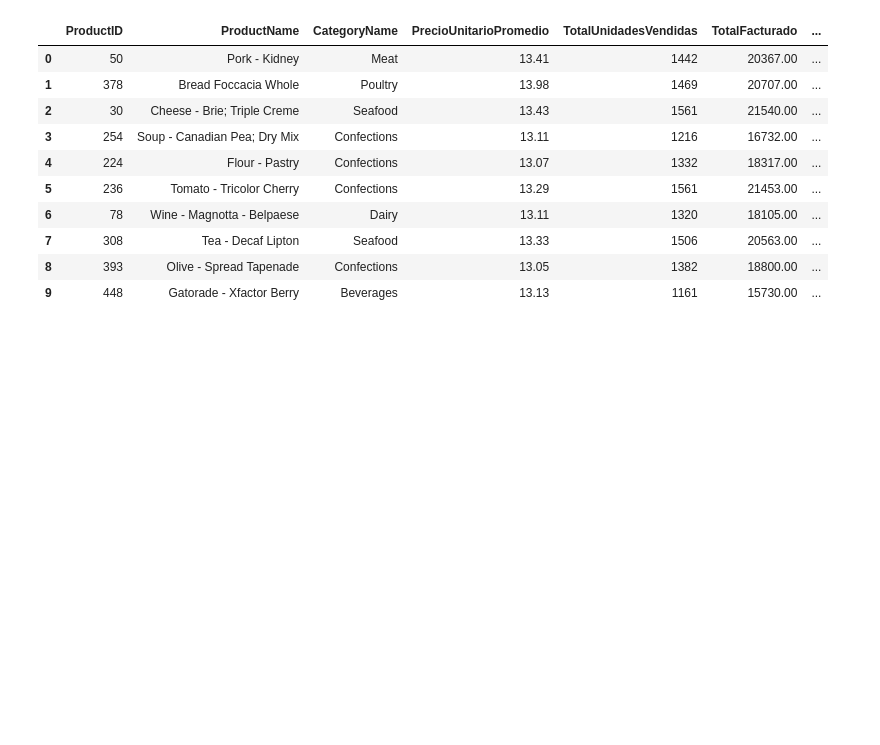
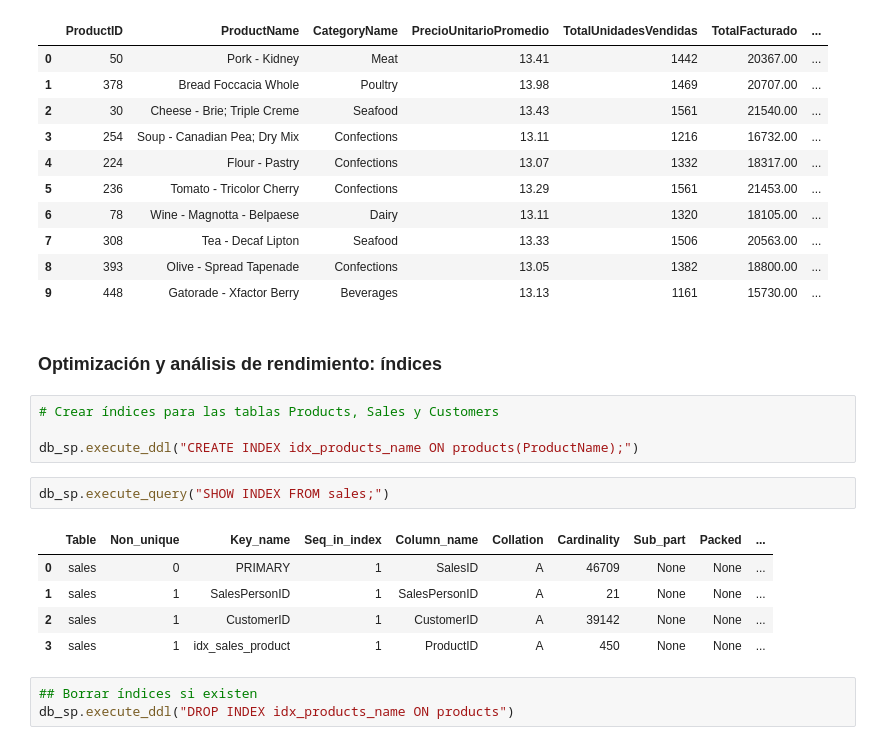
Before and after one commit to veronicajujuy/proyecto-final, a Jupyter notebook: main.ipynb, the cells around one changed output. Cells and saved outputs as stored; diff of their text form; blank space fills up the shorter version.

```diff
--- a/main.ipynb
+++ b/main.ipynb
@@ -551,3 +551,20 @@ df_resultado
 | 7 | 308 | Tea - Decaf Lipton | Seafood | 13.33 | 1506 | 20563.00 | ... |
 | 8 | 393 | Olive - Spread Tapenade | Confections | 13.05 | 1382 | 18800.00 | ... |
 | 9 | 448 | Gatorade - Xfactor Berry | Beverages | 13.13 | 1161 | 15730.00 | ... |
+# %% [markdown]
+### Optimización y análisis de rendimiento: índices
+# %%
+# Crear índices para las tablas Products, Sales y Customers
+
+db_sp.execute_ddl("CREATE INDEX idx_products_name ON products(ProductName);")
+# %%
+db_sp.execute_query("SHOW INDEX FROM sales;")
+# %% [output]
+|  | Table | Non_unique | Key_name | Seq_in_index | Column_name | Collation | Cardinality | Sub_part | Packed | ... |
+| 0 | sales | 0 | PRIMARY | 1 | SalesID | A | 46709 | None | None | ... |
+| 1 | sales | 1 | SalesPersonID | 1 | SalesPersonID | A | 21 | None | None | ... |
+| 2 | sales | 1 | CustomerID | 1 | CustomerID | A | 39142 | None | None | ... |
+| 3 | sales | 1 | idx_sales_product | 1 | ProductID | A | 450 | None | None | ... |
+# %%
+## Borrar índices si existen
+db_sp.execute_ddl("DROP INDEX idx_products_name ON products")
```
Also changed, not shown: parts of 4 cells of this notebook, 2 other files.
